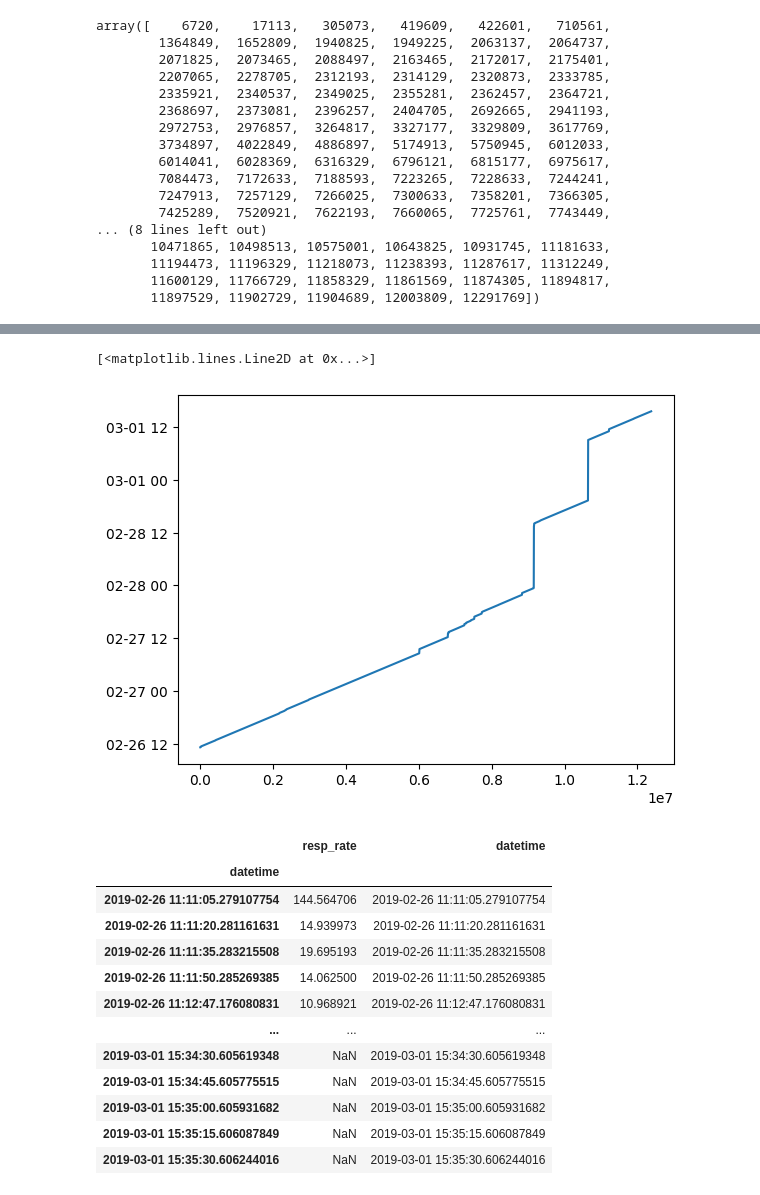
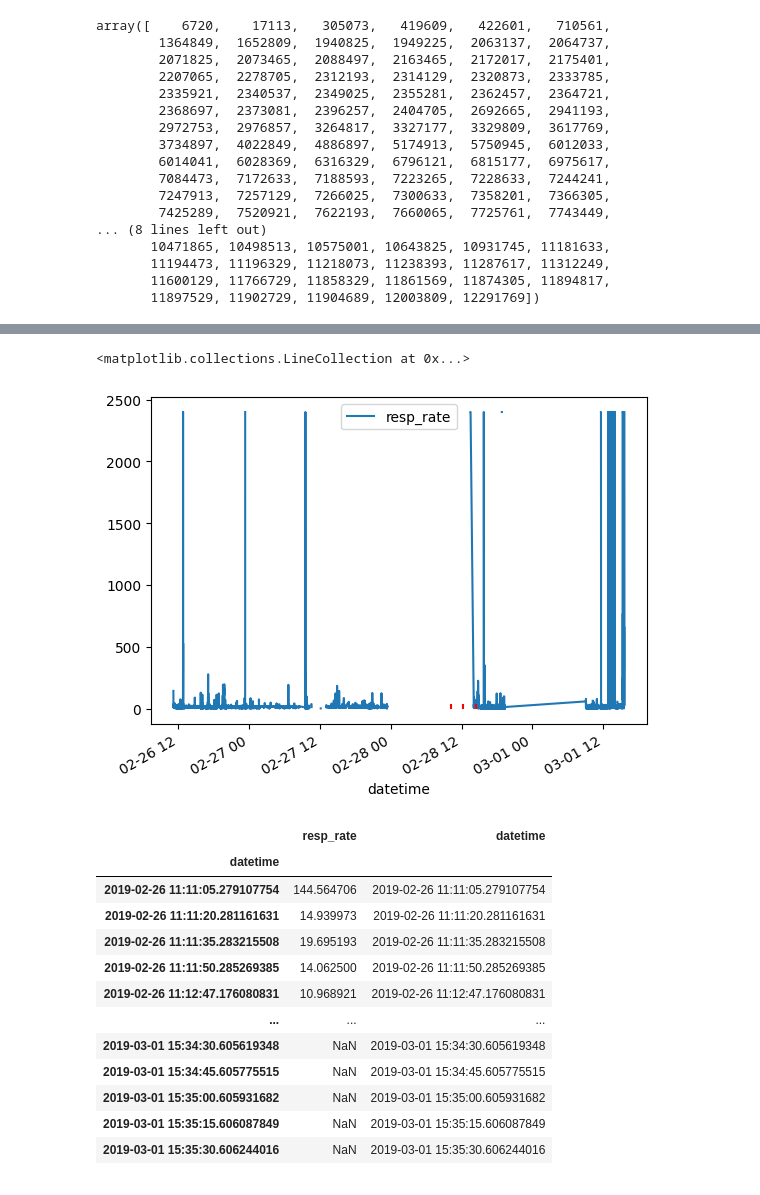
Before and after one commit to MarianaAbreu/preepiseizures, a Jupyter notebook: sudep_analysis/patient_resp_analysis.ipynb, the cells around one changed output, grey strips where cells are left out. Drawn from its saved outputs; the diff is of its cells as text; code cells hidden in the pictures.

```diff
--- a/sudep_analysis/patient_resp_analysis.ipynb
+++ b/sudep_analysis/patient_resp_analysis.ipynb
@@ -172,5 +152,8 @@ resp_timestamps = data_part.iloc[resp_times]['datetime']
-# %%
-plt.plot(resp_timestamps)
-# %% [output]
-[<matplotlib.lines.Line2D at 0x...>]
-[figure, removed]
+# %%
+# resp rate during quality segments
+
+resp_df.plot(x='datetime', y='resp_rate')
+plt.vlines(patient_info.seizure_table['Timestamp'], 0, 40, color='r')
+# %% [output]
+<matplotlib.collections.LineCollection at 0x...>
+[figure, added]
```
Also changed, not shown: parts of 8 cells of this notebook, 8 other files.
